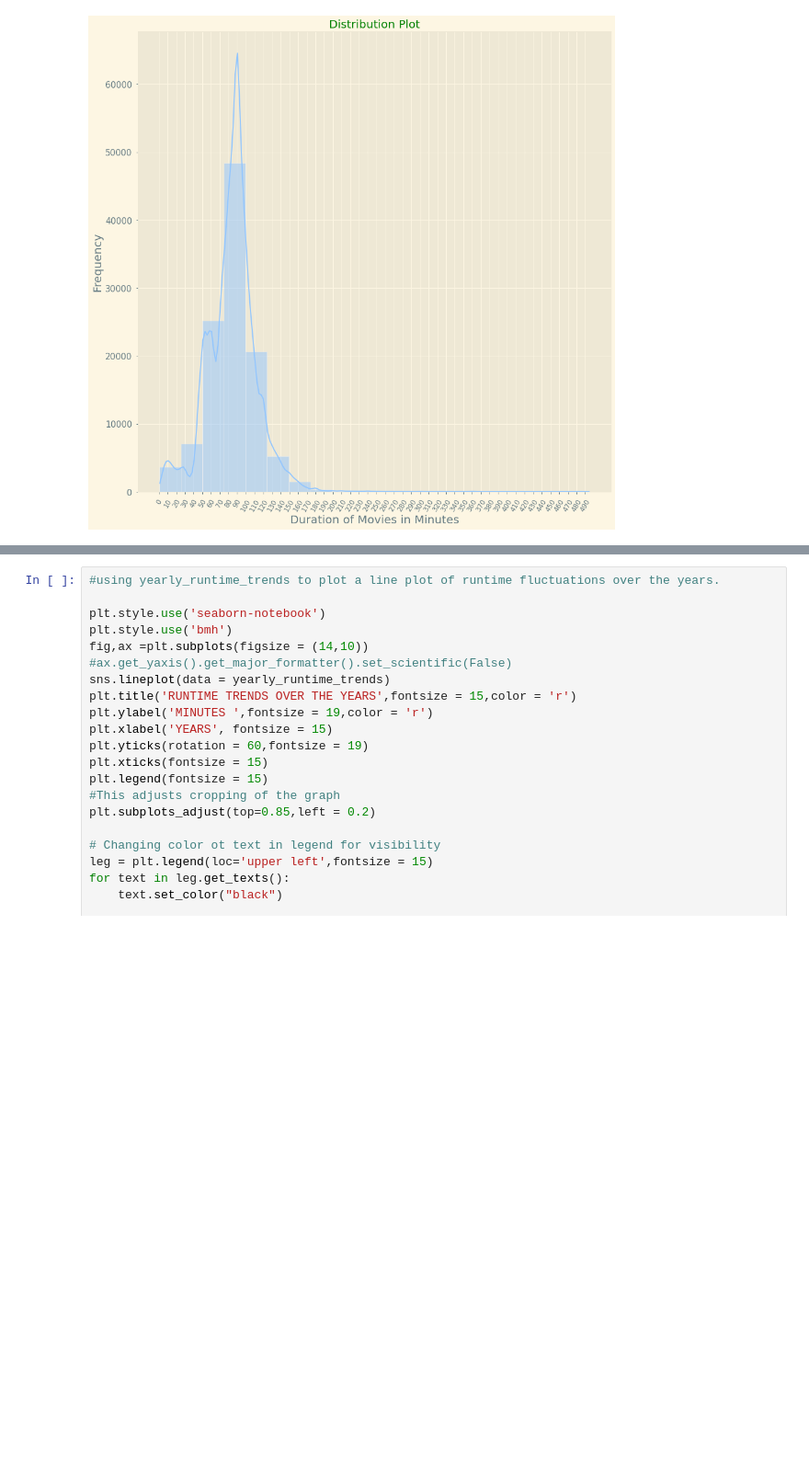
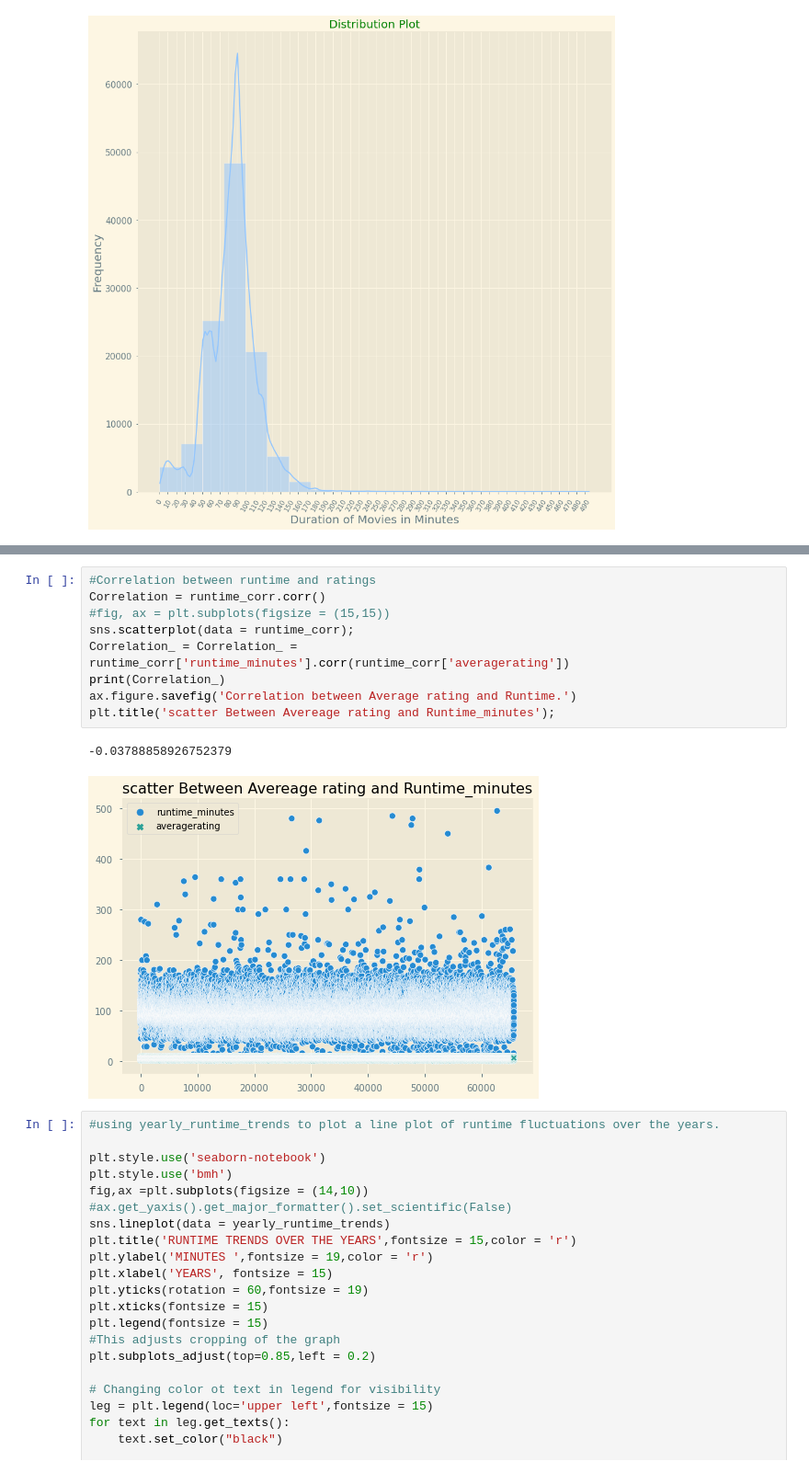
Before and after one commit to K1nyash/Phase_1-Project-Movie_Analysis, a Jupyter notebook: Movie_Project.ipynb, the cells around one changed output, grey strips where cells are left out. Shown at 92% size. Drawn from its saved outputs; the diff is of its cells as text; blank space fills up the shorter version.

```diff
--- a/Movie_Project.ipynb
+++ b/Movie_Project.ipynb
@@ -1814,3 +1828,15 @@ plt.title('Correlation Between Avereage rating and Runtime_minutes');
+# %%
+#Correlation between runtime and ratings
+Correlation = runtime_corr.corr()
+#fig, ax = plt.subplots(figsize = (15,15))
+sns.scatterplot(data = runtime_corr);
+Correlation_ = Correlation_ = runtime_corr['runtime_minutes'].corr(runtime_corr['averagerating'])
+print(Correlation_)
+ax.figure.savefig('Correlation between Average rating and Runtime.')
+plt.title('scatter Between Avereage rating and Runtime_minutes');
+# %% [output]
+-0.03788858926752379
+[figure, added]
 # %%
 #using yearly_runtime_trends to plot a line plot of runtime fluctuations over the years.
 
```
Also changed, not shown: parts of 6 cells of this notebook, 4 other files.
